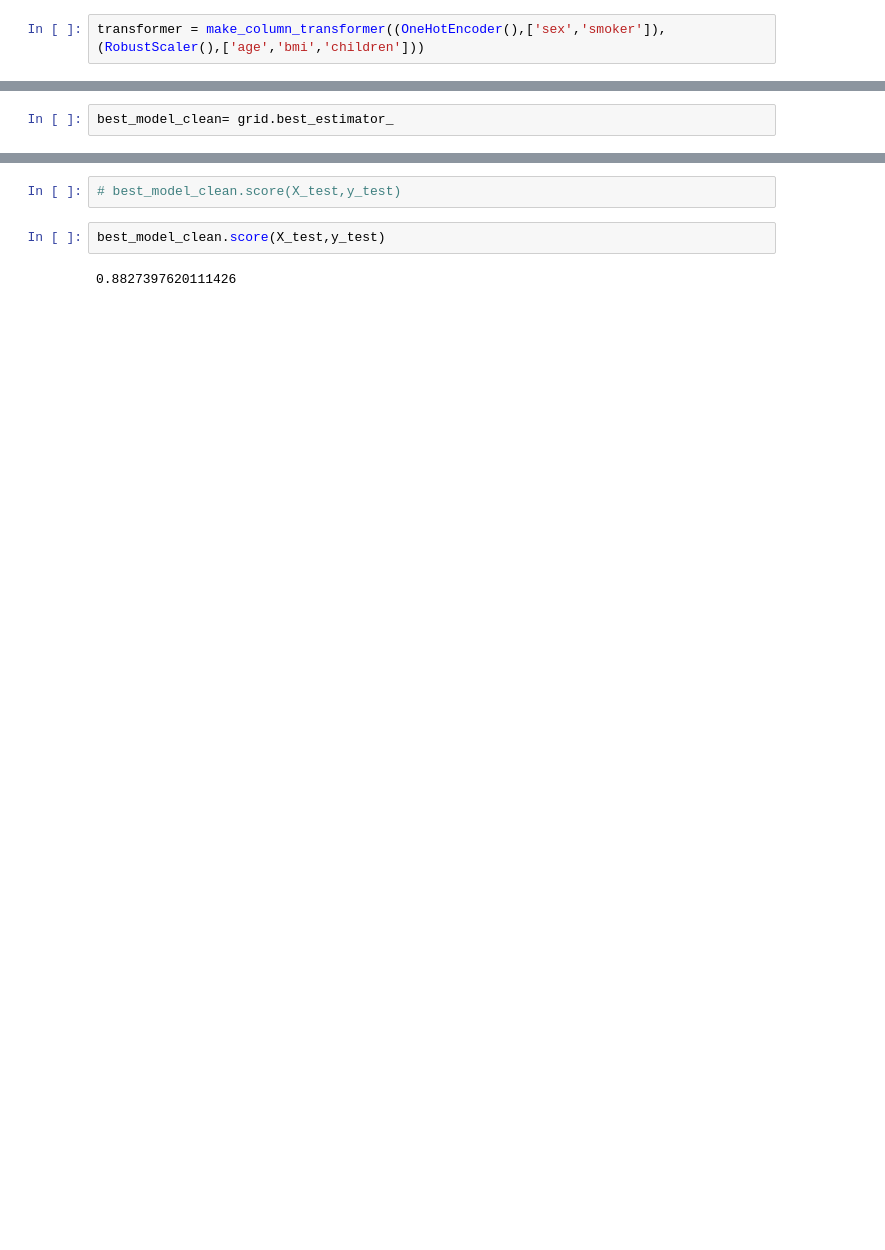
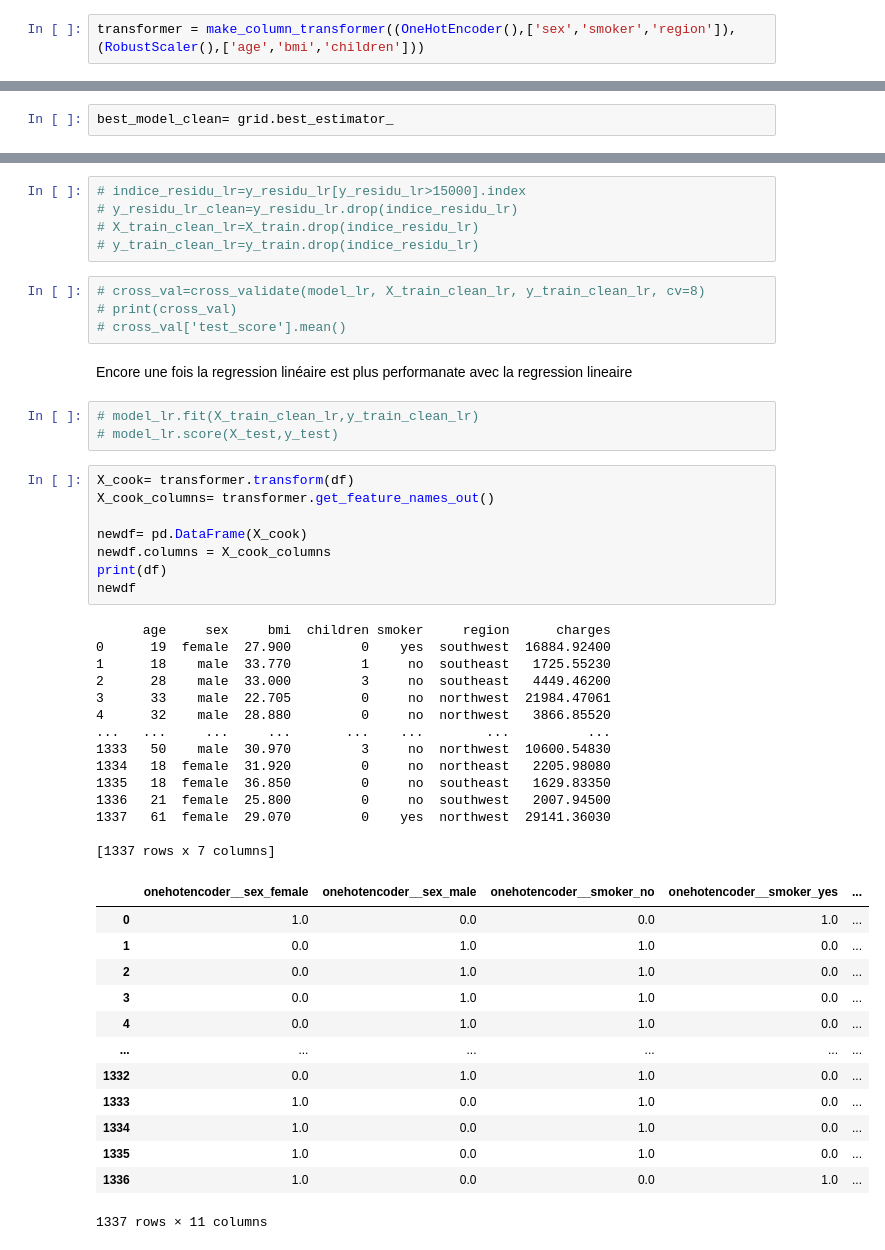
Before and after one commit to EliasMez/assurance, a Jupyter notebook: modelisation_anas.ipynb, the cells around one changed output, grey strips where cells are left out. Cells and saved outputs as stored; diff of their text form; blank space fills up the shorter version.

Commit message:
obtention distance de cook

```diff
--- a/modelisation_anas.ipynb
+++ b/modelisation_anas.ipynb
@@ -34,5 +36,5 @@ Suite à l'analyse de données nous avons décidé de supprimer la série "régi
 # %%
-transformer = make_column_transformer((OneHotEncoder(),['sex','smoker']),(RobustScaler(),['age','bmi','children']))
+transformer = make_column_transformer((OneHotEncoder(),['sex','smoker','region']),(RobustScaler(),['age','bmi','children']))
 # %% [markdown]
 Nous avons besoin d'encoder les variables catégorielles (OneHotEncoder) pour passer des strings à des integer
 La standardisation est utilisée pour converger vers la meilleure solution
@@ -226,6 +285,50 @@ best_model_clean.score(X_train_clean,y_train_clean)
+# %%
+# indice_residu_lr=y_residu_lr[y_residu_lr>15000].index
+# y_residu_lr_clean=y_residu_lr.drop(indice_residu_lr)
+# X_train_clean_lr=X_train.drop(indice_residu_lr)
+# y_train_clean_lr=y_train.drop(indice_residu_lr)
+# %%
+# cross_val=cross_validate(model_lr, X_train_clean_lr, y_train_clean_lr, cv=8)
+# print(cross_val)
+# cross_val['test_score'].mean()
+# %% [markdown]
+Encore une fois la regression linéaire est plus performanate avec la regression lineaire
 # %%
-# best_model_clean.score(X_test,y_test)
+# model_lr.fit(X_train_clean_lr,y_train_clean_lr)
+# model_lr.score(X_test,y_test)
-# %%
-best_model_clean.score(X_test,y_test)
-# %% [output]
-0.8827397620111426
+# %%
+X_cook= transformer.transform(df)
+X_cook_columns= transformer.get_feature_names_out()
+
+newdf= pd.DataFrame(X_cook)
+newdf.columns = X_cook_columns
+print(df)
+newdf
+# %% [output]
+      age     sex     bmi  children smoker     region      charges
+0      19  female  27.900         0    yes  southwest  16884.92400
+1      18    male  33.770         1     no  southeast   1725.55230
+2      28    male  33.000         3     no  southeast   4449.46200
+3      33    male  22.705         0     no  northwest  21984.47061
+4      32    male  28.880         0     no  northwest   3866.85520
+...   ...     ...     ...       ...    ...        ...          ...
+1333   50    male  30.970         3     no  northwest  10600.54830
+1334   18  female  31.920         0     no  northeast   2205.98080
+1335   18  female  36.850         0     no  southeast   1629.83350
+1336   21  female  25.800         0     no  southwest   2007.94500
+1337   61  female  29.070         0    yes  northwest  29141.36030
+
+[1337 rows x 7 columns]
+|  | onehotencoder__sex_female | onehotencoder__sex_male | onehotencoder__smoker_no | onehotencoder__smoker_yes | ... |
+| 0 | 1.0 | 0.0 | 0.0 | 1.0 | ... |
+| 1 | 0.0 | 1.0 | 1.0 | 0.0 | ... |
+| 2 | 0.0 | 1.0 | 1.0 | 0.0 | ... |
+| 3 | 0.0 | 1.0 | 1.0 | 0.0 | ... |
+| 4 | 0.0 | 1.0 | 1.0 | 0.0 | ... |
+| ... | ... | ... | ... | ... | ... |
+| 1332 | 0.0 | 1.0 | 1.0 | 0.0 | ... |
+| 1333 | 1.0 | 0.0 | 1.0 | 0.0 | ... |
+| 1334 | 1.0 | 0.0 | 1.0 | 0.0 | ... |
+| 1335 | 1.0 | 0.0 | 1.0 | 0.0 | ... |
+| 1336 | 1.0 | 0.0 | 0.0 | 1.0 | ... |
+1337 rows × 11 columns
```
Also changed, not shown: parts of 55 cells of this notebook.
